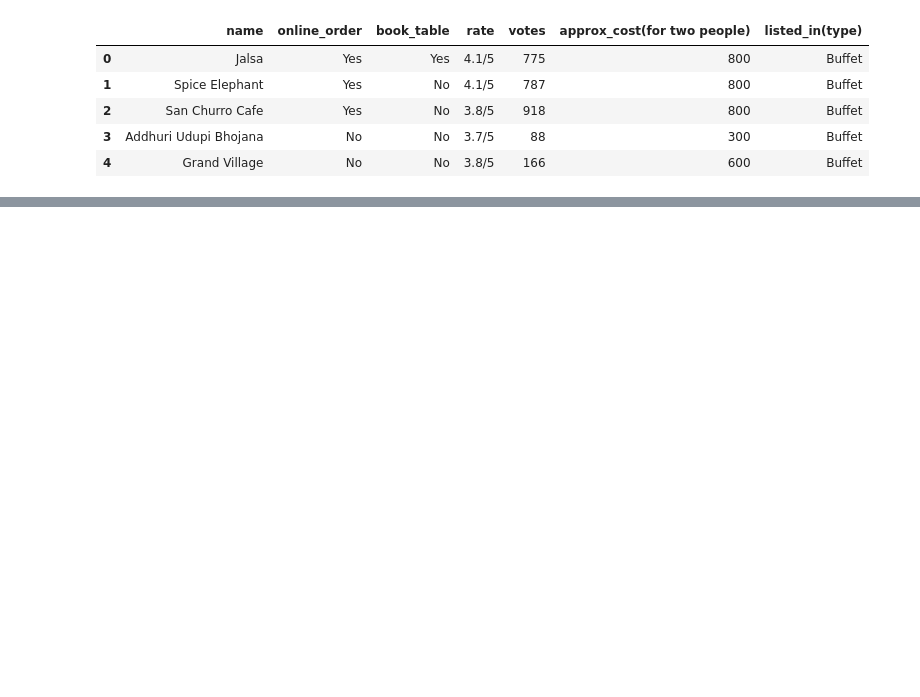
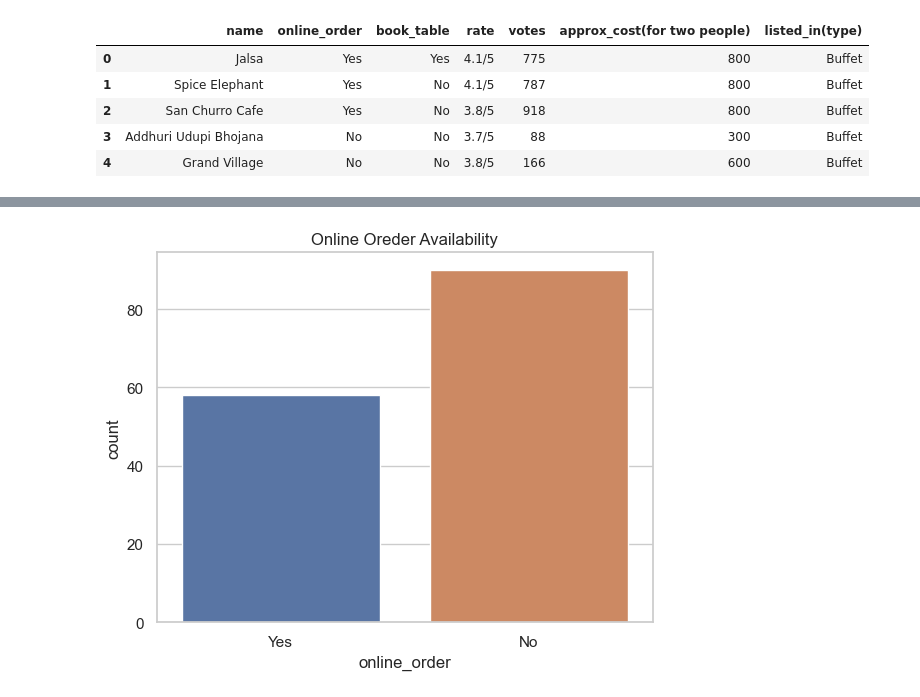
Before and after one commit to DhammikePremachandra/Python, a Jupyter notebook: Zomato_Data_Analysis.ipynb, the cells around one changed output, grey strips where cells are left out. Saved outputs shown, nothing was run; the diff lists cells and outputs as text; code cells hidden in the pictures; blank space fills up the shorter version.

```diff
--- a/Zomato_Data_Analysis.ipynb
+++ b/Zomato_Data_Analysis.ipynb
@@ -19,0 +115,7 @@ df.head()
+# %%
+# Exploring Online Order Availability.
+sns.countplot(data=df, x='online_order', hue='online_order')
+plt.title('Online Oreder Availability')
+plt.show()
+# %% [output]
+[figure, added]
```
Also changed, not shown: parts of 18 cells of this notebook.
